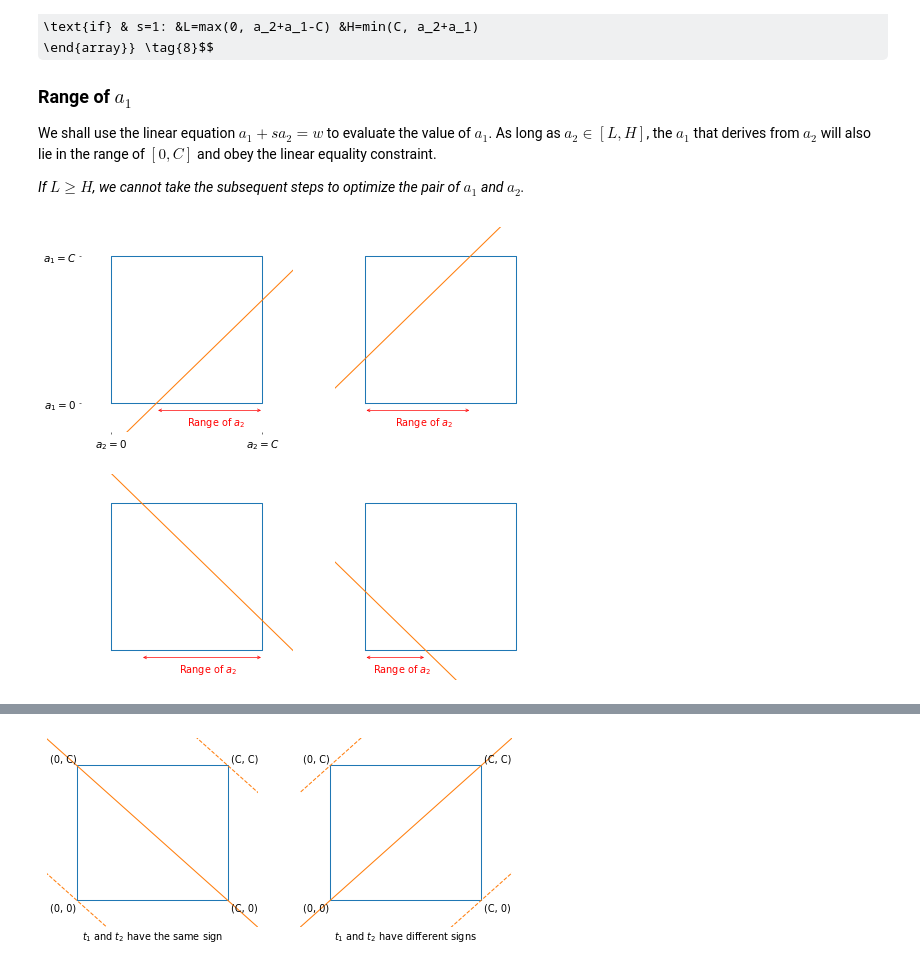
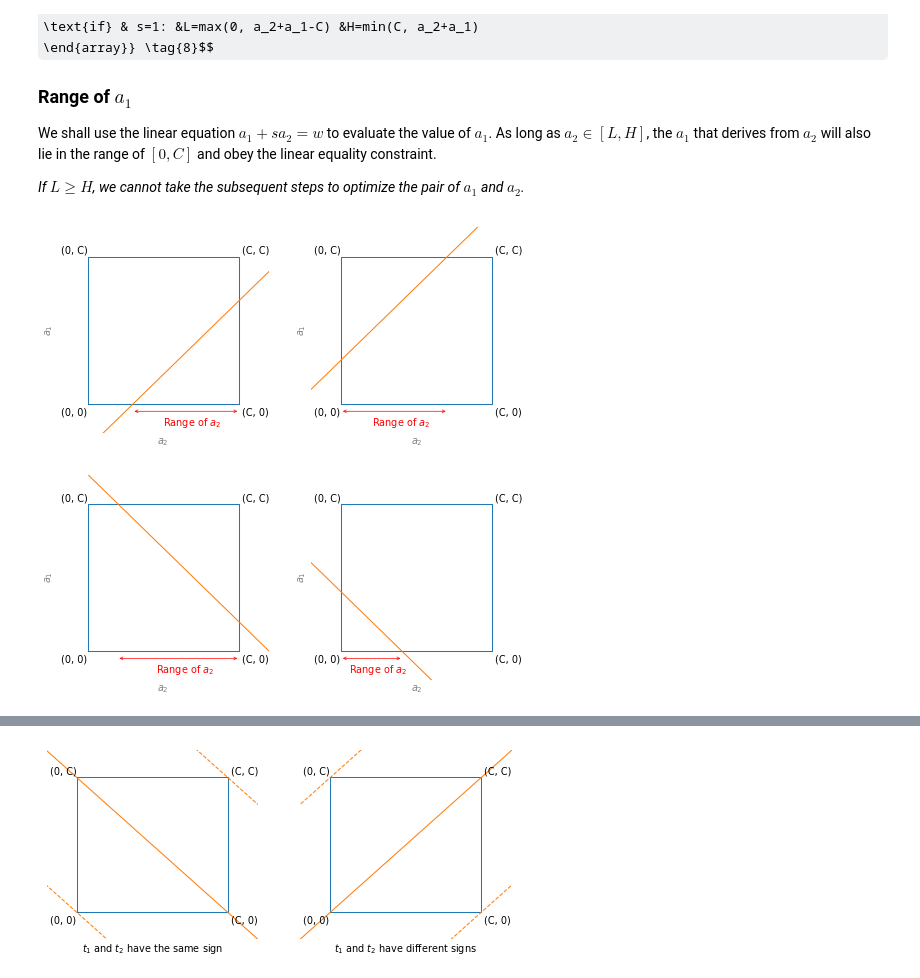
Before and after one commit to Minohh/PRML-Note, a Jupyter notebook: 7_Sparse_Kernel_Machines/SMO.ipynb, the cells around one changed output, grey strips where cells are left out. Cells and saved outputs as stored; diff of their text form; code cells hidden in the pictures; some formulas as TeX source.

```diff
--- a/7_Sparse_Kernel_Machines/SMO.ipynb
+++ b/7_Sparse_Kernel_Machines/SMO.ipynb
@@ -109,6 +109,12 @@ def draw_rec(ax):
     ax.plot(REC_LINES[0], REC_LINES[1])
     ax.set_xticks([])
     ax.set_yticks([])
+    ax.set_xlabel(r'$a_2$', fontsize=14, color='grey')
+    ax.set_ylabel(r'$a_1$', fontsize=14, color='grey')
+    ax.text(-0.18, -0.08, "(0, 0)", fontsize=14)
+    ax.text(-0.18, 1.02, "(0, C)", fontsize=14)
+    ax.text(1.02, -0.08, "(C, 0)", fontsize=14)
+    ax.text(1.02, 1.02, "(C, C)", fontsize=14)
 
 def draw_line(ax, sign, k):
     x = SLANT_LINE_X
@@ -128,39 +134,34 @@ def main():
     draw_rec(ax1)
     draw_rec(ax2)
     draw_rec(ax3)
     draw_rec(ax4)
-
-    ax1.set_xticks([0, 1])
-    ax1.set_yticks([0, 1])
-    ax1.set_xticklabels([r"$a_2 = 0$", r"$a_2 = C$"], fontsize=15)
-    ax1.set_yticklabels([r"$a_1 = 0$", r"$a_1 = C$"], fontsize=15)
 
     K = np.array([-.3, .3, 1.2, .4])
     S = np.array([-1, -1, 1, 1])
     draw_line(ax1, S[0], K[0])
     draw_line(ax2, S[1], K[1])
     draw_line(ax3, S[2], K[2])
     draw_line(ax4, S[3], K[3])
 
     i = 0
     for ax in [ax1, ax2, ax3, ax4]:
         x0 = S[i]*K[i] - S[i]*0
         xc = S[i]*K[i] - S[i]*1
         # print(x0, xc)
         l = min(x0, xc)
         h = max(x0, xc)
         L = max(0, l)
         H = min(1, h)
         draw_range(ax, L, H, -.05)
         i+=1
 
     plt.show()
     return
 
 if __name__=="__main__":
     main()
 # %% [output]
-[figure, old version]
+[figure, new version]
 # %% [markdown]
 
 
```
Also changed, not shown: parts of 2 cells of this notebook, 2 other files.
